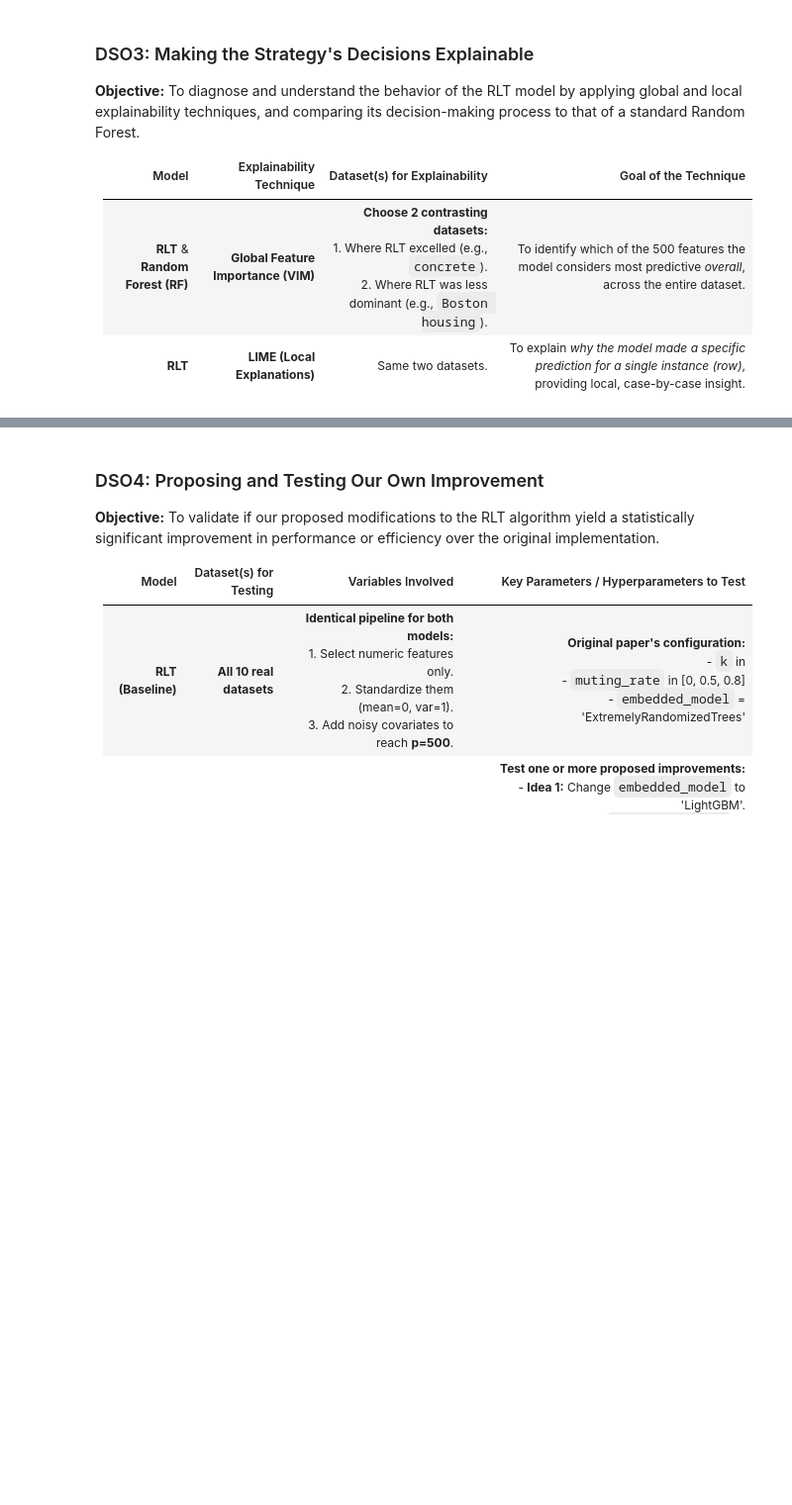
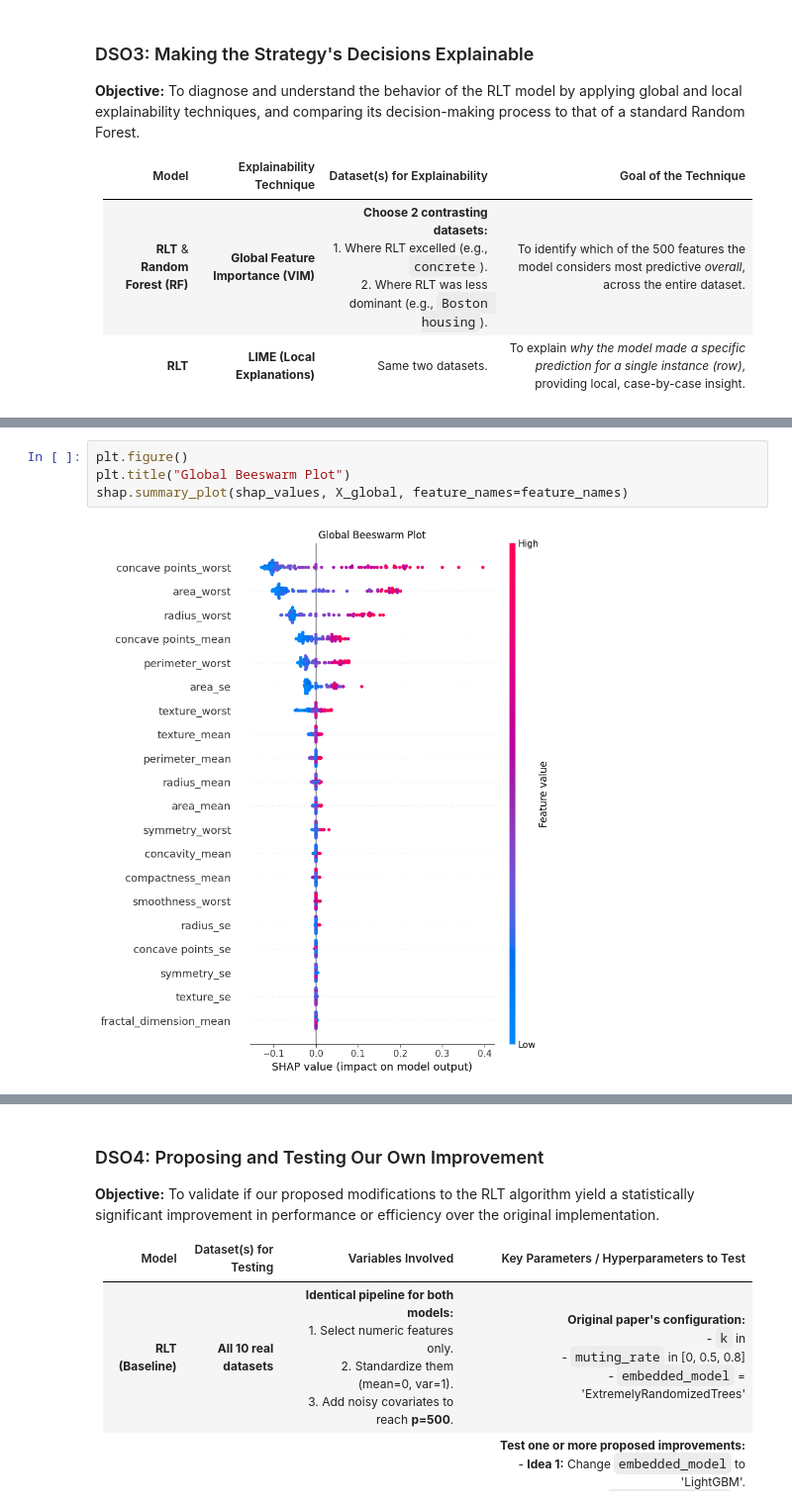
Before and after one commit to mohamedkhayat/Reinforcement-Learning-Trees, a Jupyter notebook: notebooks/notebook.ipynb, the cells around one changed output, grey strips where cells are left out. Shown at 99% size. Cells and saved outputs as stored; diff of their text form; blank space fills up the shorter version.

```diff
--- a/notebooks/notebook.ipynb
+++ b/notebooks/notebook.ipynb
@@ -691,0 +598,6 @@ plt.show()
+# %%
+plt.figure()
+plt.title("Global Beeswarm Plot")
+shap.summary_plot(shap_values, X_global, feature_names=feature_names)
+# %% [output]
+[figure, added]
```
Also changed, not shown: parts of 11 cells of this notebook.
